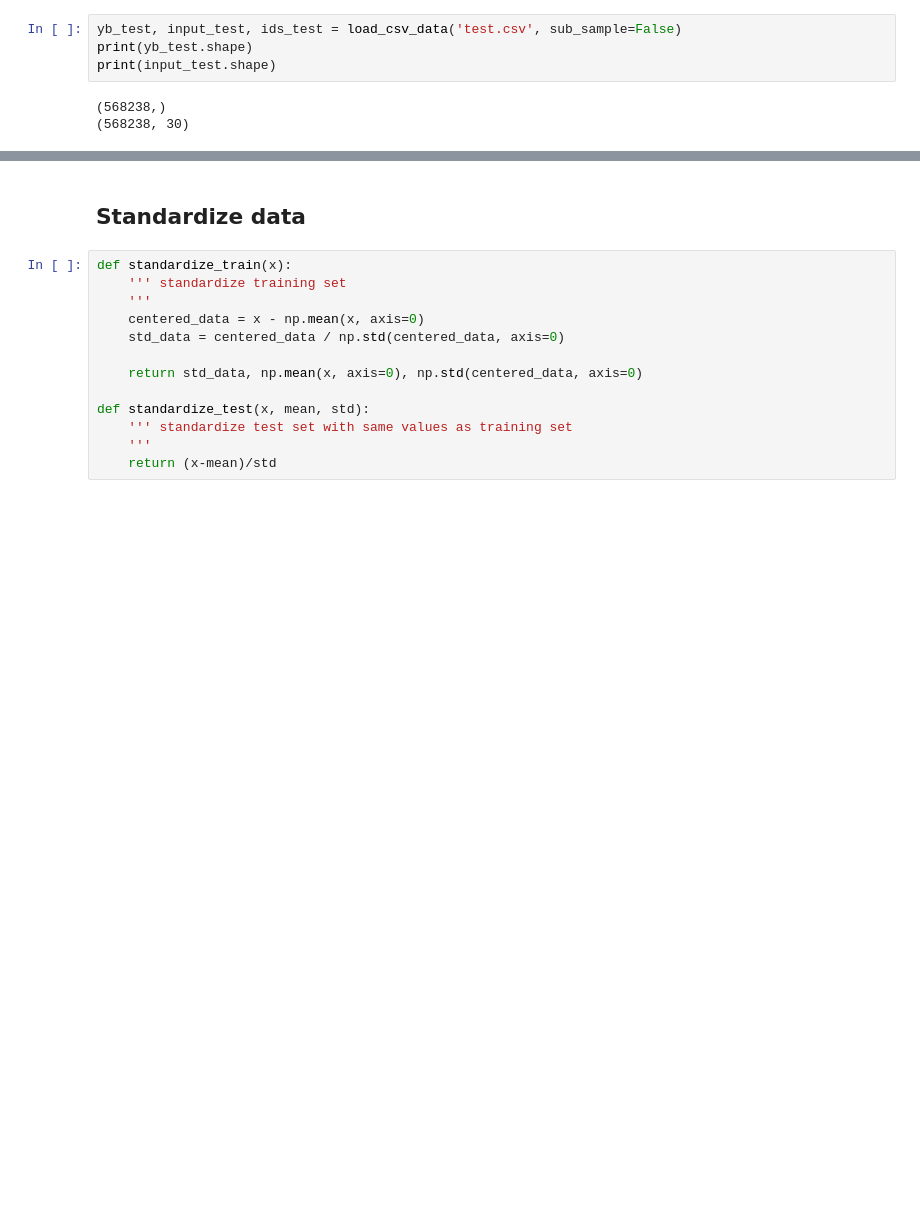
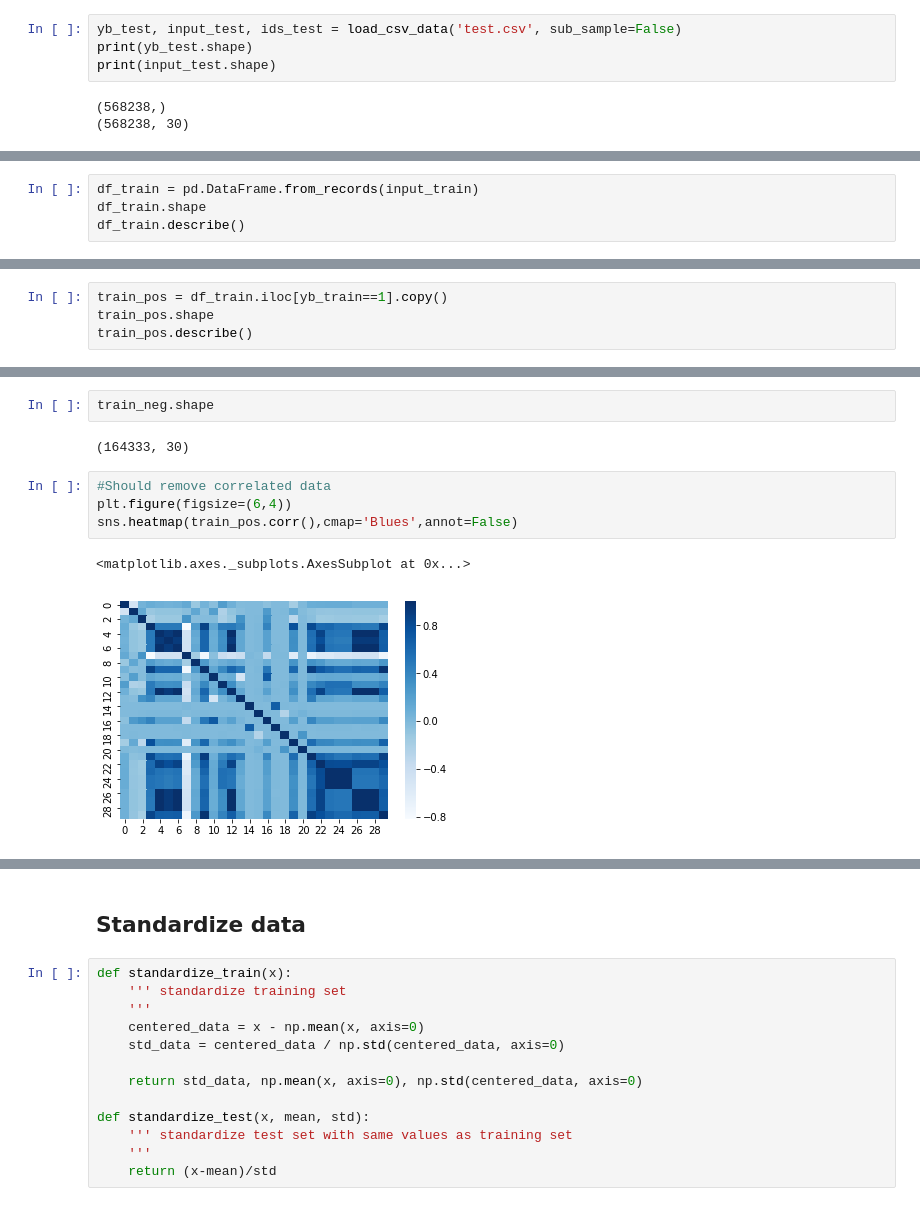
Before and after one commit to PaulineMauryL/MachineLearningProject1, a Jupyter notebook: Projet_1_Higgs_Boson.ipynb, the cells around one changed output, grey strips where cells are left out. Cells and saved outputs as stored; diff of their text form; blank space fills up the shorter version.

```diff
--- a/Projet_1_Higgs_Boson.ipynb
+++ b/Projet_1_Higgs_Boson.ipynb
@@ -24,0 +34,4 @@ print(input_test.shape)
+# %%
+df_train = pd.DataFrame.from_records(input_train)
+df_train.shape
+df_train.describe()
@@ -24,0 +49,4 @@ print(input_test.shape)
+# %%
+train_pos = df_train.iloc[yb_train==1].copy()
+train_pos.shape
+train_pos.describe()
@@ -24,0 +83,11 @@ print(input_test.shape)
+# %%
+train_neg.shape
+# %% [output]
+(164333, 30)
+# %%
+#Should remove correlated data
+plt.figure(figsize=(6,4))
+sns.heatmap(train_pos.corr(),cmap='Blues',annot=False)
+# %% [output]
+<matplotlib.axes._subplots.AxesSubplot at 0x...>
+[figure, added]
```
Also changed, not shown: parts of 28 cells of this notebook.
